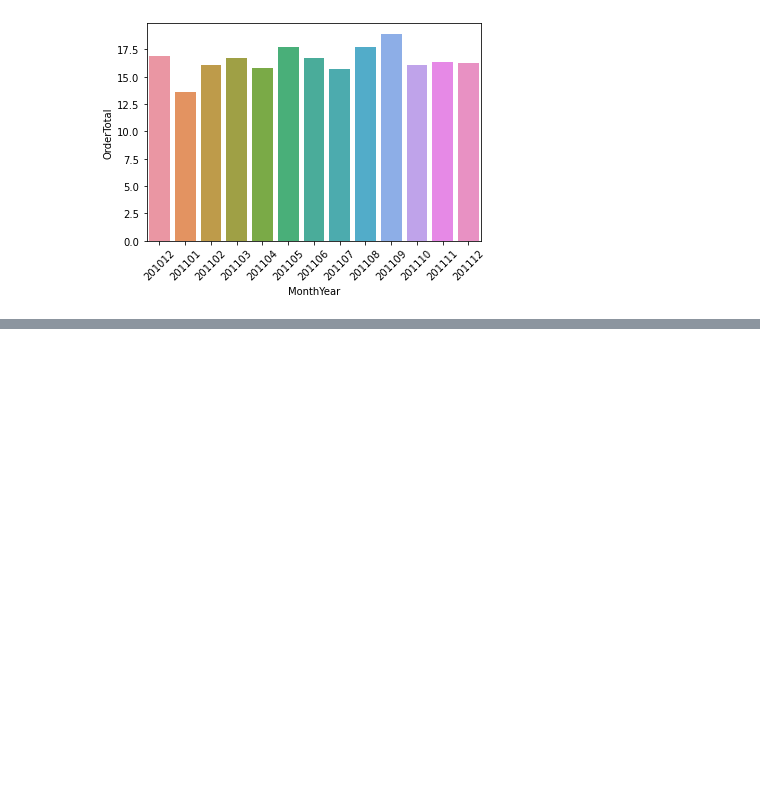
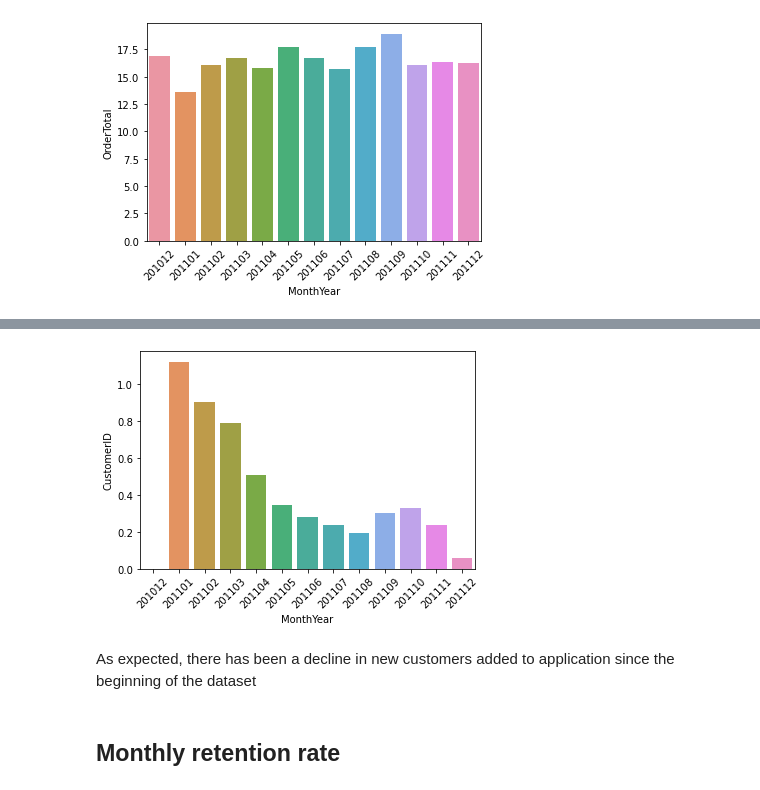
Before and after one commit to abhijithrajan/retail_growth_analysis, a Jupyter notebook: Metrics.ipynb, the cells around one changed output, grey strips where cells are left out. Saved outputs shown, nothing was run; the diff lists cells and outputs as text; code cells hidden in the pictures; blank space fills up the shorter version.

```diff
--- a/Metrics.ipynb
+++ b/Metrics.ipynb
@@ -215,0 +226,4 @@ Not surprisingly, due to the increase in both number of customers and overall sa
+# %%
+uk_first_purchase = uk_df.groupby('CustomerID')['InvoiceDate'].first().reset_index()
+uk_first_purchase.columns = ['CustomerID', 'FirstPurchaseDate']
+uk_first_purchase['FirstPurchaseYearMonth'] = uk_first_purchase['FirstPurchaseDate'].apply(lambda x: x.year*100 + x.month)
@@ -215,0 +284,3 @@ Not surprisingly, due to the increase in both number of customers and overall sa
+# %%
+uk_new_customer_ratio = (uk_df.query("UserType=='New'").groupby('MonthYear')['CustomerID'].nunique() / uk_df.query("UserType=='Existing'").groupby('MonthYear')['CustomerID'].nunique()).reset_index()
+uk_new_customer_ratio
@@ -215,0 +302,9 @@ Not surprisingly, due to the increase in both number of customers and overall sa
+# %%
+sns.barplot(data=uk_new_customer_ratio, x='MonthYear', y='CustomerID')
+plt.xticks(rotation=45);
+# %% [output]
+[figure, added]
+# %% [markdown]
+As expected, there has been a decline in new customers added to application since the beginning of the dataset
+# %% [markdown]
+## Monthly retention rate
```
Also changed, not shown: parts of 21 cells of this notebook.
